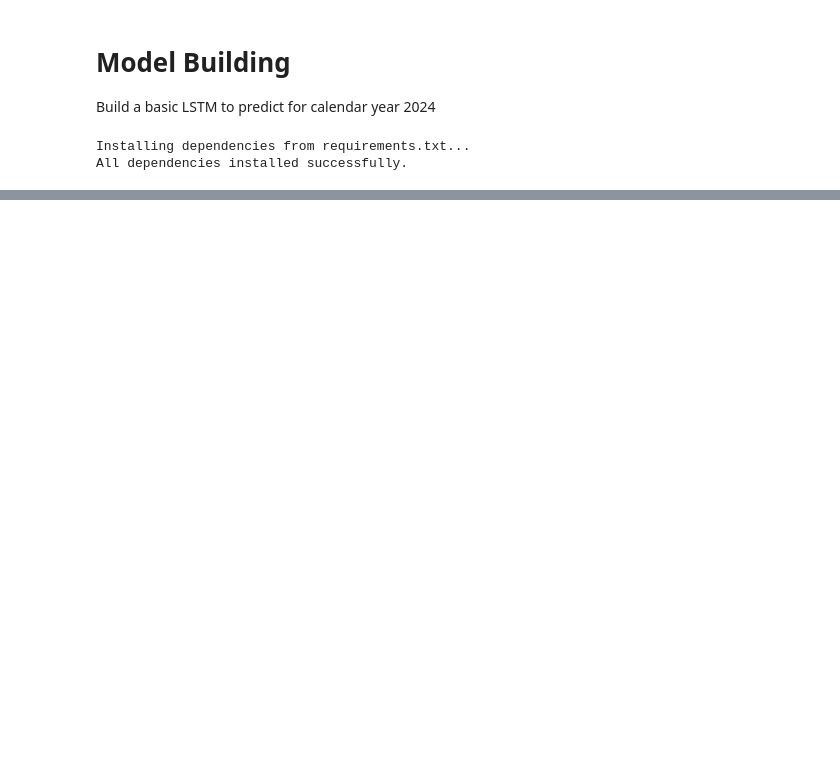
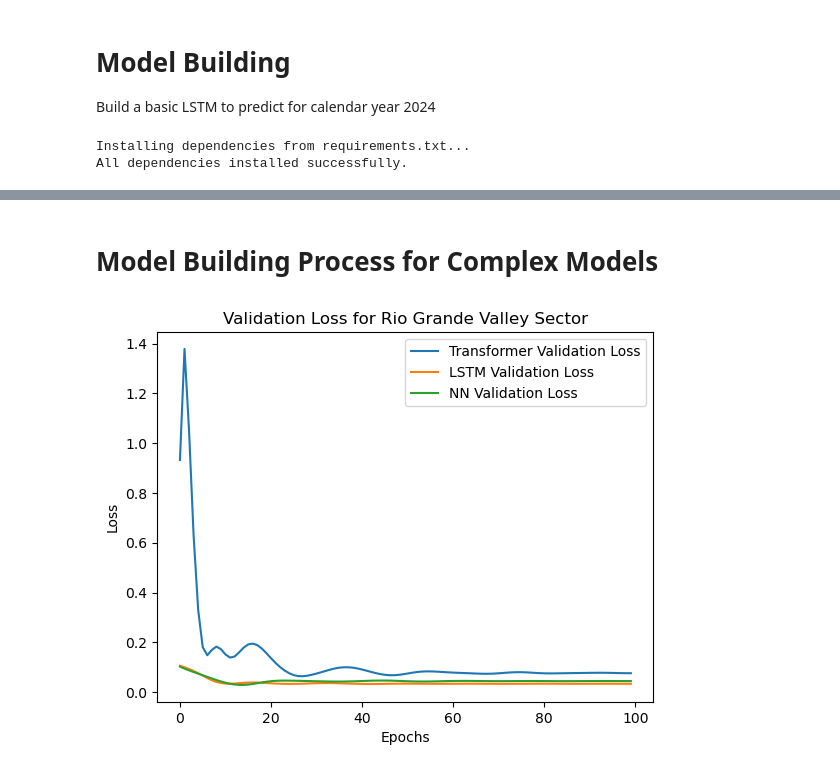
Before and after one commit to alanklin/AA-Capstone, a Jupyter notebook: Code/Notebooks/week5_model_building.ipynb, the cells around one changed output, grey strips where cells are left out. Drawn from its saved outputs; the diff is of its cells as text; code cells hidden in the pictures; blank space fills up the shorter version.

Commit message:
Lots of Models

```diff
--- a/Code/Notebooks/week5_model_building.ipynb
+++ b/Code/Notebooks/week5_model_building.ipynb
@@ -19,0 +53,12 @@ sector_train.head()
+# %%
+# TODO : Create scaled version of original Dataframe
+# Apply pre-trained scalers row-wise
+
+# Create an empty DataFrame to store scaled values
+sector_train_scaled = pd.DataFrame(index=sector_train.index, columns=sector_train.columns)
+
+# Apply each pre-trained scaler row-wise
+for index, row in sector_train.iterrows():
+	scaler = scalers[index]
+	scaled_row = scaler.transform(row.values.reshape(-1, 1)).flatten()
+	sector_train_scaled.loc[index] = scaled_row
@@ -19,0 +67,61 @@ sector_train.head()
+# %% [markdown]
+# Model Building Process for Complex Models
+# %%
+import matplotlib.pyplot as plt
+
+# Convert sector_train_scaled to numeric type
+sector_train_scaled = sector_train_scaled.apply(pd.to_numeric)
+
+# Select the data for 'Rio Grande Valley Sector'
+index = 'Rio Grande Valley Sector'
+i = sector_train.index.get_loc(index)
+train_size = int(0.8 * sector_train_scaled.shape[1])  # 80% train, 20% validation
+SEQ_LENGTH = 12  # Assuming SEQ_LENGTH is 12, you can adjust this value as needed
+
+# Ensure the indices are within bounds
+if train_size - SEQ_LENGTH < 0 or train_size > sector_train_scaled.shape[1]:
+	raise ValueError("Invalid train_size or SEQ_LENGTH value")
+
+X_train = sector_train_scaled.iloc[i, :train_size - SEQ_LENGTH].values.reshape(-1, 1)
+y_train = sector_train_scaled.iloc[i, train_size - SEQ_LENGTH:train_size].values
+X_val = sector_train_scaled.iloc[i, train_size - SEQ_LENGTH:-SEQ_LENGTH].values.reshape(-1, 1)
+y_val = sector_train_scaled.iloc[i, -SEQ_LENGTH:].values
+
+# Reshape for TensorFlow (time_steps, features)
+X_train = X_train.reshape((1, X_train.shape[0], 1))
+y_train = y_train.reshape((1, y_train.shape[0]))
+X_val = X_val.reshape((1, X_val.shape[0], 1))
+y_val = y_val.reshape((1, y_val.shape[0]))
+
+# Initialize and compile model
+model = TimeSeriesTransformer()
+model.compile(optimizer='adam', loss='mse')
+
+# Train model and capture the history
+history = model.fit(X_train, y_train, validation_data=(X_val, y_val), epochs=100, batch_size=1, verbose=0)
+
+# Initialize and compile LSTM model
+lstm_model = TimeSeriesLSTM()
+lstm_model.compile(optimizer='adam', loss='mse')
+
+# Train LSTM model and capture the history
+lstm_history = lstm_model.fit(X_train, y_train, validation_data=(X_val, y_val), epochs=100, batch_size=1, verbose=0)
+
+# Initialize and compile NN model
+nn_model = TimeSeriesNN()
+nn_model.compile(optimizer='adam', loss='mse')
+
+# Train NN model and capture the history
+nn_history = nn_model.fit(X_train, y_train, validation_data=(X_val, y_val), epochs=100, batch_size=1, verbose=0)
+
+# Plot the validation loss for all models
+plt.plot(history.history['val_loss'], label='Transformer Validation Loss')
+plt.plot(lstm_history.history['val_loss'], label='LSTM Validation Loss')
+plt.plot(nn_history.history['val_loss'], label='NN Validation Loss')
+plt.xlabel('Epochs')
+plt.ylabel('Loss')
+plt.title('Validation Loss for Rio Grande Valley Sector')
+plt.legend()
+plt.show()
+# %% [output]
+[figure, added]
```
Also changed, not shown: parts of 17 cells of this notebook, 8 other files.
